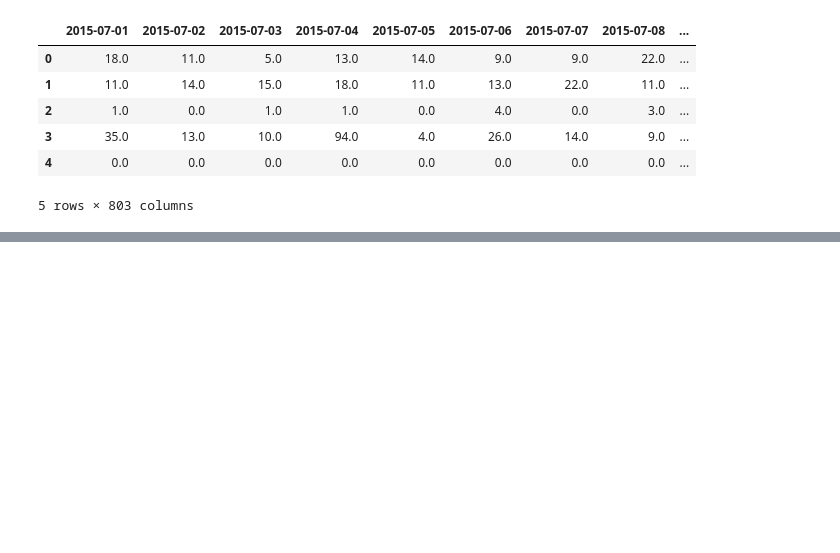
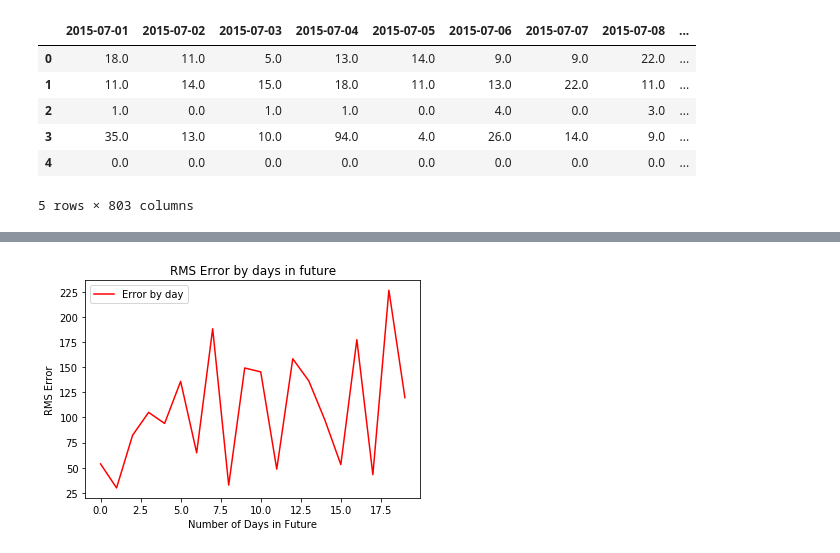
Before and after one commit to marcosscarpim/INF_0619_Final, a Jupyter notebook: solution_RNN.ipynb, the cells around one changed output, grey strips where cells are left out. Cells and saved outputs as stored; diff of their text form; code cells hidden in the pictures; blank space fills up the shorter version.

```diff
--- a/solution_RNN.ipynb
+++ b/solution_RNN.ipynb
@@ -234,18 +303,18 @@ for i in range(0,OUTPUT_DAYS-1):
 # %%
 # calculate aggregated error from all data
-all_errors = []
-for i in range(0,train.shape[0]):
+all_errors = np.empty((0,OUTPUT_DAYS))
+for row in log_progress(range(0,train.shape[0]), every=1):
 
     # Getting the predicted Web View
-    test_row = train.iloc[i,:].values
+    test_row = train.iloc[row,:].values
 
     X_test = np.reshape(test_row[(SHIFT_VAL*2):WINDOW_RANGE+(SHIFT_VAL*2)],(-1,1))
     for i in range(1,INPUT_DAYS):
         x_test = test_row[i+(SHIFT_VAL*2):WINDOW_RANGE+i+(SHIFT_VAL*2)]
         X_test = np.append(X_test, np.reshape(x_test,(-1,1)), axis=1)
 
-    y_test = np.reshape(test_row[INPUT_DAYS+1+(SHIFT_VAL*2):WINDOW_RANGE+INPUT_DAYS+1+(SHIFT_VAL*2)],(-1,1))
-    for i in range(INPUT_DAYS+2, INPUT_DAYS+OUTPUT_DAYS):
+    y_test = np.reshape(test_row[INPUT_DAYS+(SHIFT_VAL*2):WINDOW_RANGE+INPUT_DAYS+(SHIFT_VAL*2)],(-1,1))
+    for i in range(INPUT_DAYS+1, INPUT_DAYS+OUTPUT_DAYS):
         y = test_row[i+(SHIFT_VAL*2):WINDOW_RANGE+i+(SHIFT_VAL*2)]
         y_test = np.append(y_test, np.reshape(y,(-1,1)), axis=1)
 
@@ -255,10 +324,10 @@ for i in range(0,train.shape[0]):
     # reshape for Regression
     #inputs = np.reshape(inputs, (WINDOW_RANGE, INPUT_DAYS))
     # reshape for LSTM
-    inputs = np.reshape(inputs, (WINDOW_RANGE*train.shape[0], INPUT_DAYS,1))
+    inputs = np.reshape(inputs, (WINDOW_RANGE, INPUT_DAYS,1))
 
     Y_pred = np.empty((WINDOW_RANGE,0))
-    for i in range(0,OUTPUT_DAYS-1):
+    for i in range(0,OUTPUT_DAYS):
         regressor = regressors[i]
         y_pred = regressor.predict(inputs)
         #y_pred = sc_Y.inverse_transform(y_pred)
@@ -268,6 +337,9 @@ for i in range(0,train.shape[0]):
     Y_pred = sc_Y.inverse_transform(Y_pred)
     Y_pred[Y_pred < 0] = 0
 
-    for j in range(0,OUTPUT_DAYS-1):
+    errors = np.empty((1,OUTPUT_DAYS))
+    for j in range(0,OUTPUT_DAYS):
         error = calculateError(y_test[:,j], Y_pred[:,j])
-        all_errors.append(error)
+        errors[0,j] = error
+
+    all_errors = np.append(all_errors, errors, axis=0)
@@ -273,0 +349,13 @@ for i in range(0,train.shape[0]):
+# %%
+mean_errors = np.mean(all_errors, axis=0)
+
+#Visualising Total RMS Error by future prediction day
+plt.figure
+plt.plot(mean_errors, color = 'red', label = 'Error by day')
+plt.title('RMS Error by days in future')
+plt.xlabel('Number of Days in Future')
+plt.ylabel('RMS Error')
+plt.legend()
+plt.show()
+# %% [output]
+[figure, added]
```
Also changed, not shown: parts of 7 cells of this notebook.
